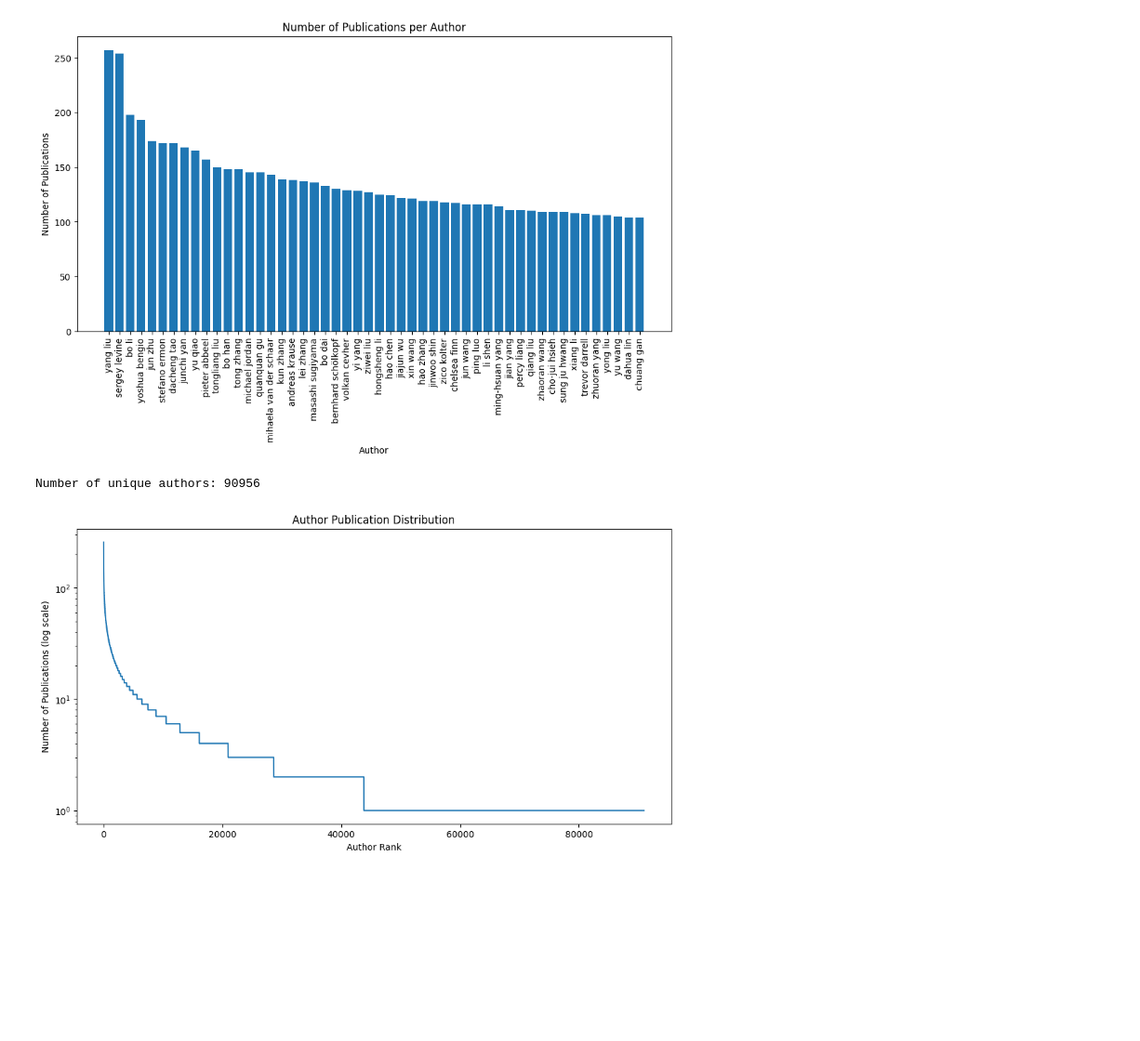
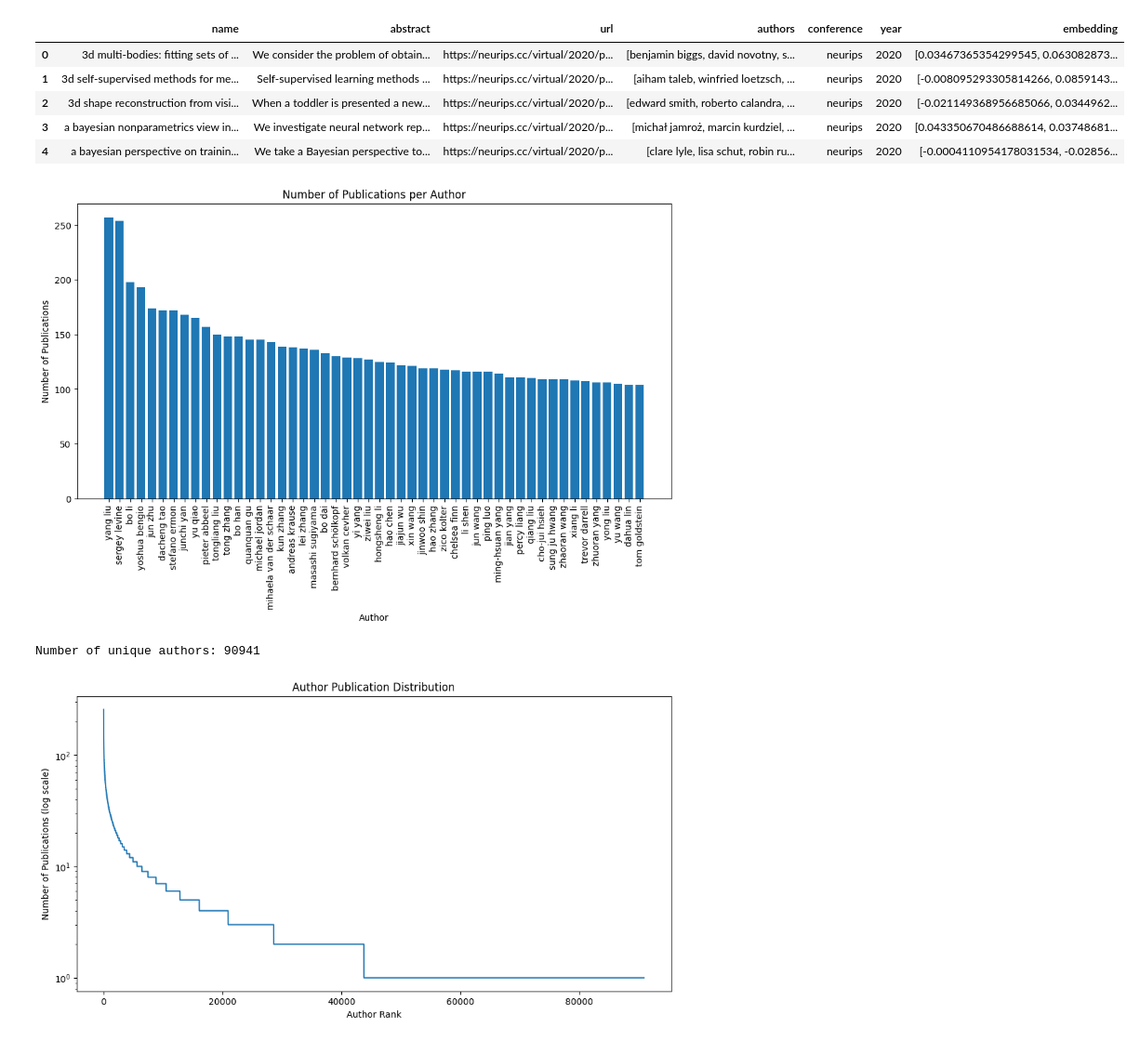
Before and after one commit to Jaluus/PaperTrail, a Jupyter notebook: analysis.ipynb, the cells around one changed output. Shown: that part at 93% size. Cells and saved outputs as stored; diff of their text form; code cells hidden in the pictures; blank space fills up the shorter version.

```diff
--- a/analysis.ipynb
+++ b/analysis.ipynb
@@ -3,19 +3,17 @@ import pandas as pd
 import matplotlib.pyplot as plt
 import numpy as np
 # %%
-data_path = "data/processed_data.pkl"
+data_path = "data/processed_normalized_data.pkl"
 
 data: pd.DataFrame = pd.read_pickle(data_path)
 data.head()
-
-# Do some basic filtering of the data
-# For exampel paper https://iclr.cc/virtual/2025/poster/31514, has 450 coauthors, elading to a "kink" in the distribution
-# Beyond the Imitation Game: Quantifying and extrapolating the capabilities of language models
-
-# remove all paper where the number of authors is greater than 50, these skew the data too much
-data = data[data["authors"].apply(len) <= 50]
-# remove all papers where the number of authors is 1, they dont provide enough edge information
-data = data[data["authors"].apply(len) >= 2]
+# %% [output]
+|  | name | abstract | url | authors | conference | year | embedding |
+| 0 | 3d multi-bodies: fitting sets of ... | We consider the problem of obtain... | https://neurips.cc/virtual/2020/p... | [benjamin biggs, david novotny, s... | neurips | 2020 | [0.03467365354299545, 0.063082873... |
+| 1 | 3d self-supervised methods for me... | Self-supervised learning methods ... | https://neurips.cc/virtual/2020/p... | [aiham taleb, winfried loetzsch, ... | neurips | 2020 | [-0.008095293305814266, 0.0859143... |
+| 2 | 3d shape reconstruction from visi... | When a toddler is presented a new... | https://neurips.cc/virtual/2020/p... | [edward smith, roberto calandra, ... | neurips | 2020 | [-0.021149368956685066, 0.0344962... |
+| 3 | a bayesian nonparametrics view in... | We investigate neural network rep... | https://neurips.cc/virtual/2020/p... | [michał jamroż, marcin kurdziel, ... | neurips | 2020 | [0.043350670486688614, 0.03748681... |
+| 4 | a bayesian perspective on trainin... | We take a Bayesian perspective to... | https://neurips.cc/virtual/2020/p... | [clare lyle, lisa schut, robin ru... | neurips | 2020 | [-0.0004110954178031534, -0.02856... |
 # %%
 authors = data["authors"].to_list()
 
@@ -41,8 +39,8 @@ plt.show()
 
 print("Number of unique authors:", len(unique_authors))
 # %% [output]
-[figure, old version]
+[figure, new version]
-Number of unique authors: 90956
+Number of unique authors: 90941
 # %%
 plt.figure(figsize=(12, 6))
 plt.plot(num_papers_per_author)
```
Also changed, not shown: parts of 2 cells of this notebook, 2 other files.
